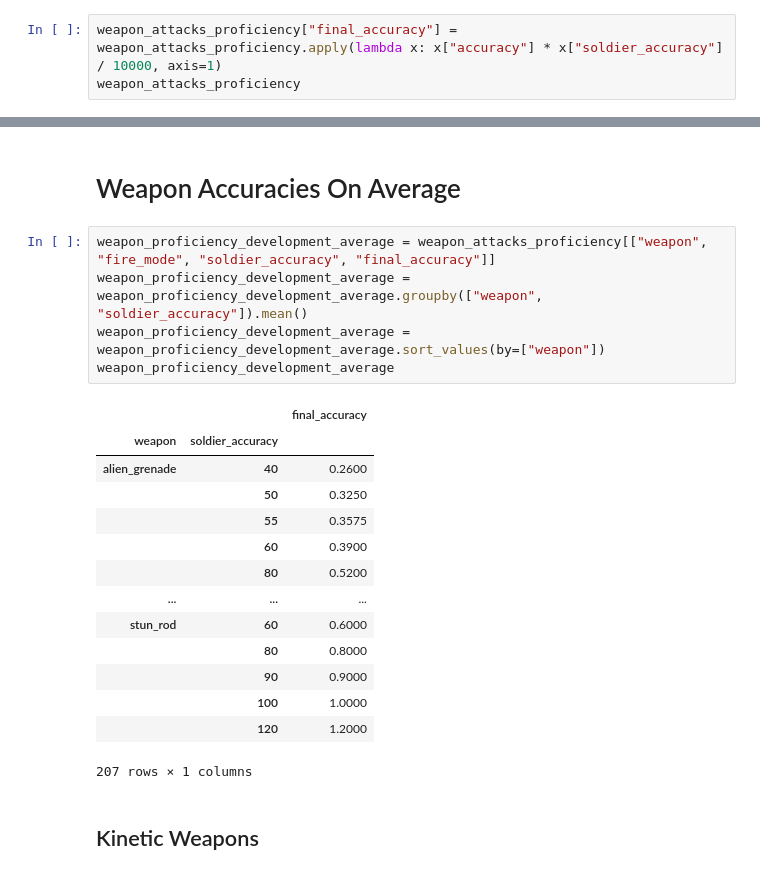
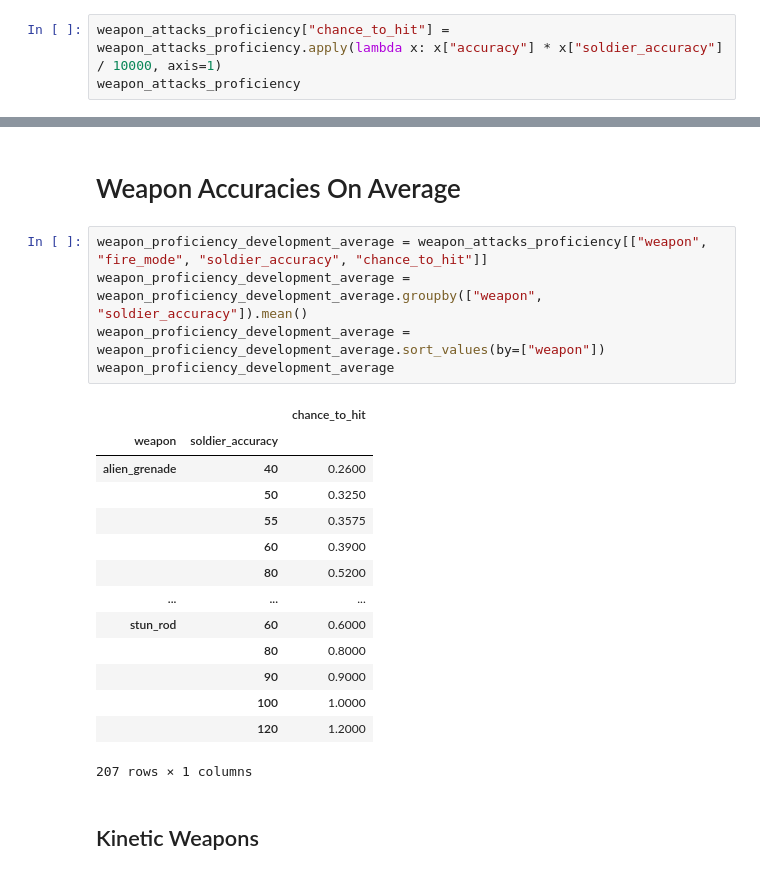
Before and after one commit to Bernardo-MG/xcom-analysis-jupyter-notebook, a Jupyter notebook: enemy_unknown/weapon_accuracy.ipynb, the cells around one changed output, grey strips where cells are left out. Saved outputs shown, nothing was run; the diff lists cells and outputs as text.

```diff
--- a/enemy_unknown/weapon_accuracy.ipynb
+++ b/enemy_unknown/weapon_accuracy.ipynb
@@ -72,7 +45,7 @@ weapon_attacks_proficiency
 # %% [markdown]
 For our needs the accuracy formula is just the weapon accuracy multiplied by the soldier accuracy.
 # %%
-weapon_attacks_proficiency["final_accuracy"] = weapon_attacks_proficiency.apply(lambda x: x["accuracy"] * x["soldier_accuracy"] / 10000, axis=1)
+weapon_attacks_proficiency["chance_to_hit"] = weapon_attacks_proficiency.apply(lambda x: x["accuracy"] * x["soldier_accuracy"] / 10000, axis=1)
 weapon_attacks_proficiency
 # %% [output]
 |  | weapon | grip | ammo | damage | damage_type | capacity | fire_mode | time_units | accuracy | ... |
@@ -91,12 +64,12 @@ weapon_attacks_proficiency
 # %% [markdown]
 # Weapon Accuracies On Average
 # %%
-weapon_proficiency_development_average = weapon_attacks_proficiency[["weapon", "fire_mode", "soldier_accuracy", "final_accuracy"]]
+weapon_proficiency_development_average = weapon_attacks_proficiency[["weapon", "fire_mode", "soldier_accuracy", "chance_to_hit"]]
 weapon_proficiency_development_average = weapon_proficiency_development_average.groupby(["weapon", "soldier_accuracy"]).mean()
 weapon_proficiency_development_average = weapon_proficiency_development_average.sort_values(by=["weapon"])
 weapon_proficiency_development_average
 # %% [output]
-|  |  | final_accuracy |
+|  |  | chance_to_hit |
 | weapon | soldier_accuracy |  |
 | alien_grenade | 40 | 0.2600 |
 |  | 50 | 0.3250 |
```
Also changed, not shown: parts of 11 cells of this notebook, 1 other file.
